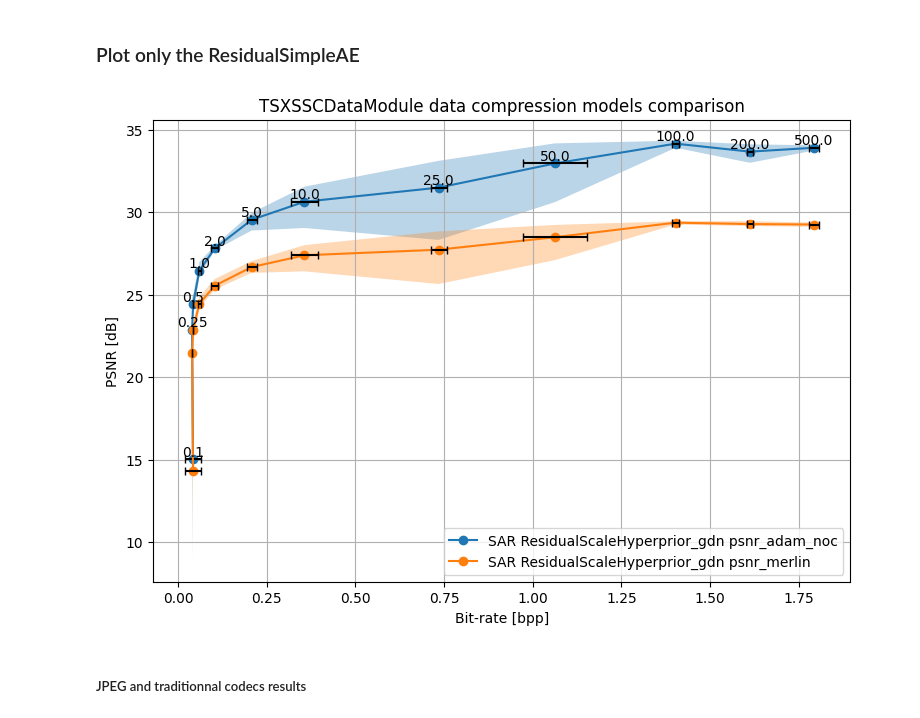
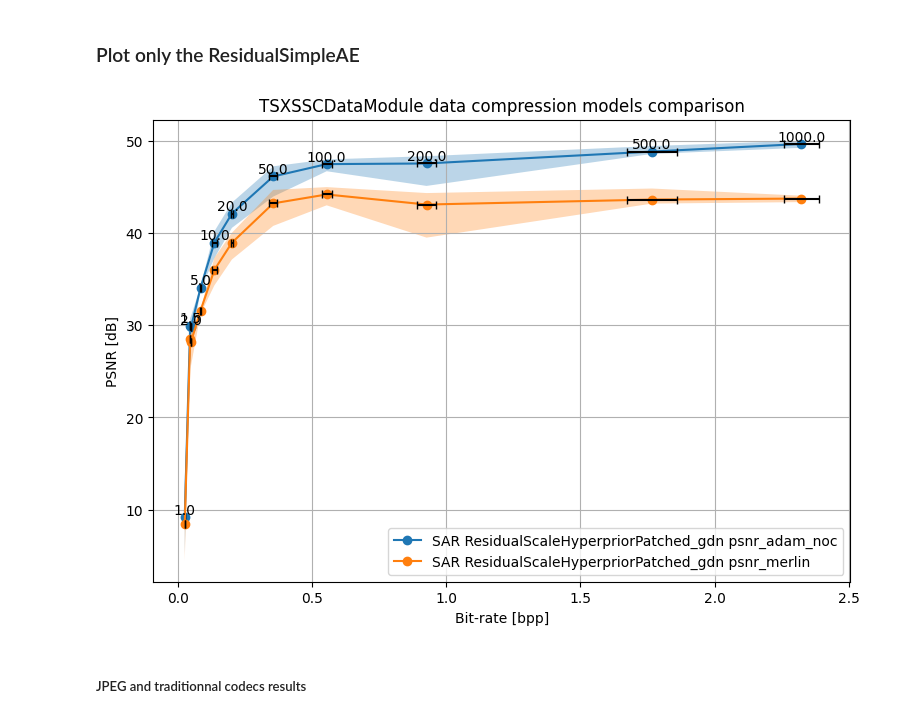
Before and after one commit to CedricLeon/SAR_DDC_FPGA, a Jupyter notebook: notebooks/RD-curve_plots.ipynb, the cells around one changed output. Saved outputs shown, nothing was run; the diff lists cells and outputs as text; code cells hidden in the pictures.

Commit message:
Updated first RD curves to recent sweeps on new W&B project

```diff
--- a/notebooks/RD-curve_plots.ipynb
+++ b/notebooks/RD-curve_plots.ipynb
@@ -40,6 +40,7 @@ Found 46 runs in project cedric-leonard/SAR_DDC-RD-curve
 # %%
 run_name_list, id_list, summary_list, config_list = [], [], [], []
 data_name_list, model_name_list, lmbda_list, seed_list = [], [], [], []
+out_pad_list = []
 
 for i, run in enumerate(runs):
     # Transform the wandb config in a DictConfig object (to be able to easily access nested keys)
@@ -69,6 +70,7 @@ for i, run in enumerate(runs):
     data_name_list.append(
         OmegaConf.select(config, "data._target_").split(".")[-1]
     )  # e.g., EuroSATRGBDataModule or EuroSATSARDataModule
+    out_pad_list.append(OmegaConf.select(config, "model.net.no_output_padding"))
 
     #  Store the full config (just in case), remove special values that start with _.
     config_list.append({k: v for k, v in run.config.items()})  # if not k.startswith("_")})
@@ -84,6 +86,7 @@ raw_runs_df = pd.DataFrame(
         "model_name": model_name_list,
         "lmbda": lmbda_list,
         "seed": seed_list,
+        "out_pad": out_pad_list,
         "summary": summary_list,
         "config": config_list,
     }
@@ -140,17 +145,40 @@ for i, name in enumerate(runs_df["data_name"].unique()):
     unique_models = dataset_runs["model_name"].unique()
     unique_lmbda = dataset_runs["lmbda"].unique()
     unique_seeds = dataset_runs["seed"].unique()
+    unique_out_pad = dataset_runs["out_pad"].unique()
     print(
         f"{r}{name}{e} ({g}{len(dataset_runs)}{e}) unique:\n"
-        f"\t- models: {g}{len(unique_models)}{e}, {unique_models}\n"
-        f"\t- lambda: {g}{len(unique_lmbda)}{e}, {sorted(unique_lmbda.astype(float).tolist())}\n"
-        f"\t-  seeds: {g}{len(unique_seeds)}{e}, {sorted(unique_seeds.astype(int).tolist())}"
+        f"\t-  models: {g}{len(unique_models)}{e}, {unique_models}\n"
+        f"\t- out_pad: {g}{len(unique_out_pad)}{e}, {unique_out_pad}\n"
+        f"\t-  lambda: {g}{len(unique_lmbda)}{e}, {sorted(unique_lmbda.astype(float).tolist())}\n"
+        f"\t-   seeds: {g}{len(unique_seeds)}{e}, {sorted(unique_seeds.astype(int).tolist())}\n"
     )
-    expected_nb_runs = len(unique_models) * len(unique_lmbda) * len(unique_seeds)
+    expected_nb_runs = (
+        len(unique_models) * len(unique_lmbda) * len(unique_seeds) * len(unique_out_pad)
+    )
     if len(dataset_runs) != expected_nb_runs:
         print(
             f"   {y}Warning{e}: for all the unique values {b}{expected_nb_runs}{e} where expected! {b}{expected_nb_runs - len(dataset_runs)}{e} are missing.\n"
         )
+
+# Print all run hierarchically grouped by dataset, model, out_pad, lmbda, seed
+for dataset in runs_df["data_name"].unique():
+    dataset_runs = runs_df[runs_df["data_name"] == dataset]
+    print(f"{b}Dataset: {dataset}{e}")
+    for model in dataset_runs["model_name"].unique():
+        model_runs = dataset_runs[dataset_runs["model_name"] == model]
+        print(f"  {g}Model: {model}{e}")
+        for out_pad in model_runs["out_pad"].unique():
+            out_pad_runs = model_runs[model_runs["out_pad"] == out_pad]
+            print(f"    {b}Out_pad: {out_pad}{e}")
+            for lmbda in sorted(out_pad_runs["lmbda"].unique().astype(float).tolist()):
+                lmbda_runs = out_pad_runs[out_pad_runs["lmbda"] == lmbda]
+                print(f"      {r}Lambda: {lmbda}{e}")
+                for seed in sorted(lmbda_runs["seed"].unique().astype(int).tolist()):
+                    seed_runs = lmbda_runs[lmbda_runs["seed"] == seed]
+                    for run_id in seed_runs.index:
+                        print(f"        Seed: {seed} -> Run ID: {run_id}")
+
 # Print the run_ids of the run with "data_name" == "EuroSATSARDataModule" and "model_name" == "mbt2018"
 # print(
 #     list(
@@ -188,7 +227,7 @@ for data_name, df_data in runs_df.groupby("data_name"):
     # Append the list of metrics to track to the dictionanry
     model_statistics[data_name] = {}
     # --- For each model ---
-    for model_name, df_model in df_data.groupby("model_name"):
+    for (model_name, out_pad), df_model in df_data.groupby(["model_name", "out_pad"]):
         # Create an empty dataframe that will contain a column for each metric (test/psnr, test/bpp) and a row for each lmbda value
         lmbda_values = df_model["lmbda"].unique()
         stats_dataframe = pd.DataFrame(index=lmbda_values, columns=metrics_to_track)
@@ -210,4 +249,7 @@ for data_name, df_data in runs_df.groupby("data_name"):
         if verbose:  # and model_name == "bmshj2018-factorized":
             pprint(stats_dataframe)
 
+        if out_pad:
+            model_name = f"{model_name}_dpu"
+
         model_statistics[data_name][model_name] = stats_dataframe
@@ -295,7 +364,7 @@ plt.show()
 # %%
 fig, ax = plt.subplots(figsize=(9, 6))
 for ref in ["psnr_adam_noc", "psnr_merlin"]:
-    for model_name in ["ResidualScaleHyperprior_gdn"]:  # , "ResidualSimpleAE_gdn"]:
+    for model_name in ["ResidualScaleHyperpriorPatched_gdn"]:  # , "ResidualSimpleAE_gdn"]:
         bpp_mean = model_statistics[data_name][model_name]["test/bpp mean"].astype(float)
         bpp_std = model_statistics[data_name][model_name]["test/bpp std"].astype(float)
         psnr_mean = model_statistics[data_name][model_name][f"test/{ref} mean"].astype(float)
@@ -318,34 +387,34 @@ for ref in ["psnr_adam_noc", "psnr_merlin"]:
         )
         # Bpp error bars
         ax.errorbar(
             bpp_mean,
             psnr_mean,
             xerr=bpp_std,
             fmt="none",
             ecolor="black",
             capsize=3,  # Set the size of the vertical lines at the end of the error bars
         )
 
 # Add text labels for each lmbda value for "ResidualScaleHyperprior"
 for lmbda, row in model_statistics["TSXSSCDataModule"][model_name].iterrows():
     ax.text(
         row["test/bpp mean"],
         row["test/psnr_adam_noc mean"],
         f"{lmbda}",
         ha="center",
         va="bottom",
     )
 
 ax.set_title("TSXSSCDataModule data compression models comparison")
 ax.set_xlabel("Bit-rate [bpp]")
 ax.set_ylabel("PSNR [dB]")
 ax.legend()
 ax.grid()
 
 # plt.tight_layout()
 plt.show()
 # %% [output]
-[figure, old version]
+[figure, new version]
 # %% [markdown]
 ##### JPEG and traditionnal codecs results
 # %% [markdown]
```
Also changed, not shown: parts of 6 cells of this notebook.
